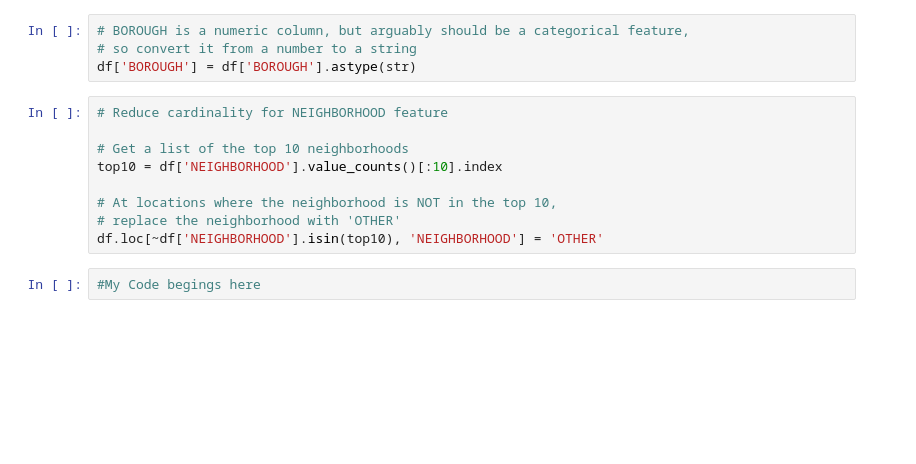
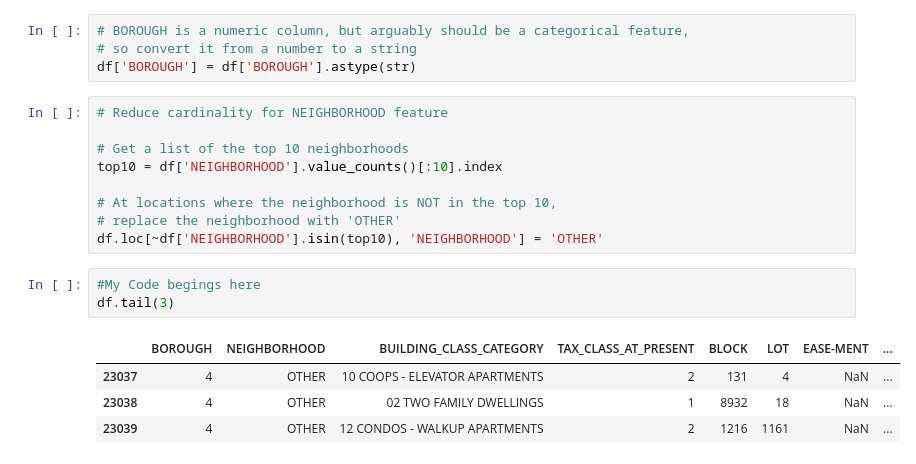
Before and after one commit to yestrella14/DS-Unit-2-Linear-Models, a Jupyter notebook: LS_DS_213_assignment.ipynb, the cells around one changed output. Saved outputs shown, nothing was run; the diff lists cells and outputs as text; blank space fills up the shorter version.

```diff
--- a/LS_DS_213_assignment.ipynb
+++ b/LS_DS_213_assignment.ipynb
@@ -93,3 +93,9 @@ top10 = df['NEIGHBORHOOD'].value_counts()[:10].index
 df.loc[~df['NEIGHBORHOOD'].isin(top10), 'NEIGHBORHOOD'] = 'OTHER'
 # %%
 #My Code begings here
+df.tail(3)
+# %% [output]
+|  | BOROUGH | NEIGHBORHOOD | BUILDING_CLASS_CATEGORY | TAX_CLASS_AT_PRESENT | BLOCK | LOT | EASE-MENT | ... |
+| 23037 | 4 | OTHER | 10 COOPS - ELEVATOR APARTMENTS | 2 | 131 | 4 | NaN | ... |
+| 23038 | 4 | OTHER | 02 TWO FAMILY DWELLINGS | 1 | 8932 | 18 | NaN | ... |
+| 23039 | 4 | OTHER | 12 CONDOS - WALKUP APARTMENTS | 2 | 1216 | 1161 | NaN | ... |
```
Also changed, not shown: parts of 19 cells of this notebook.
